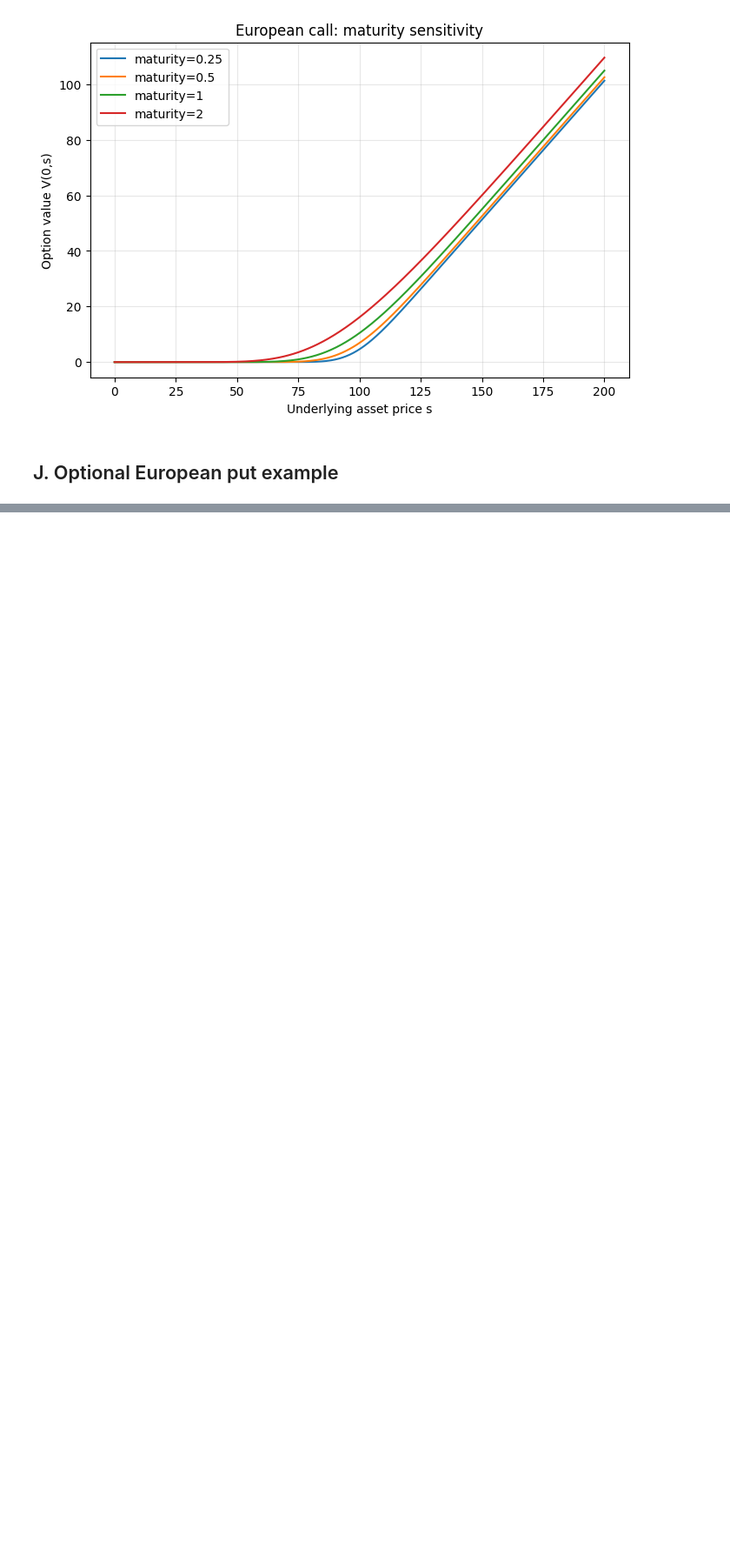
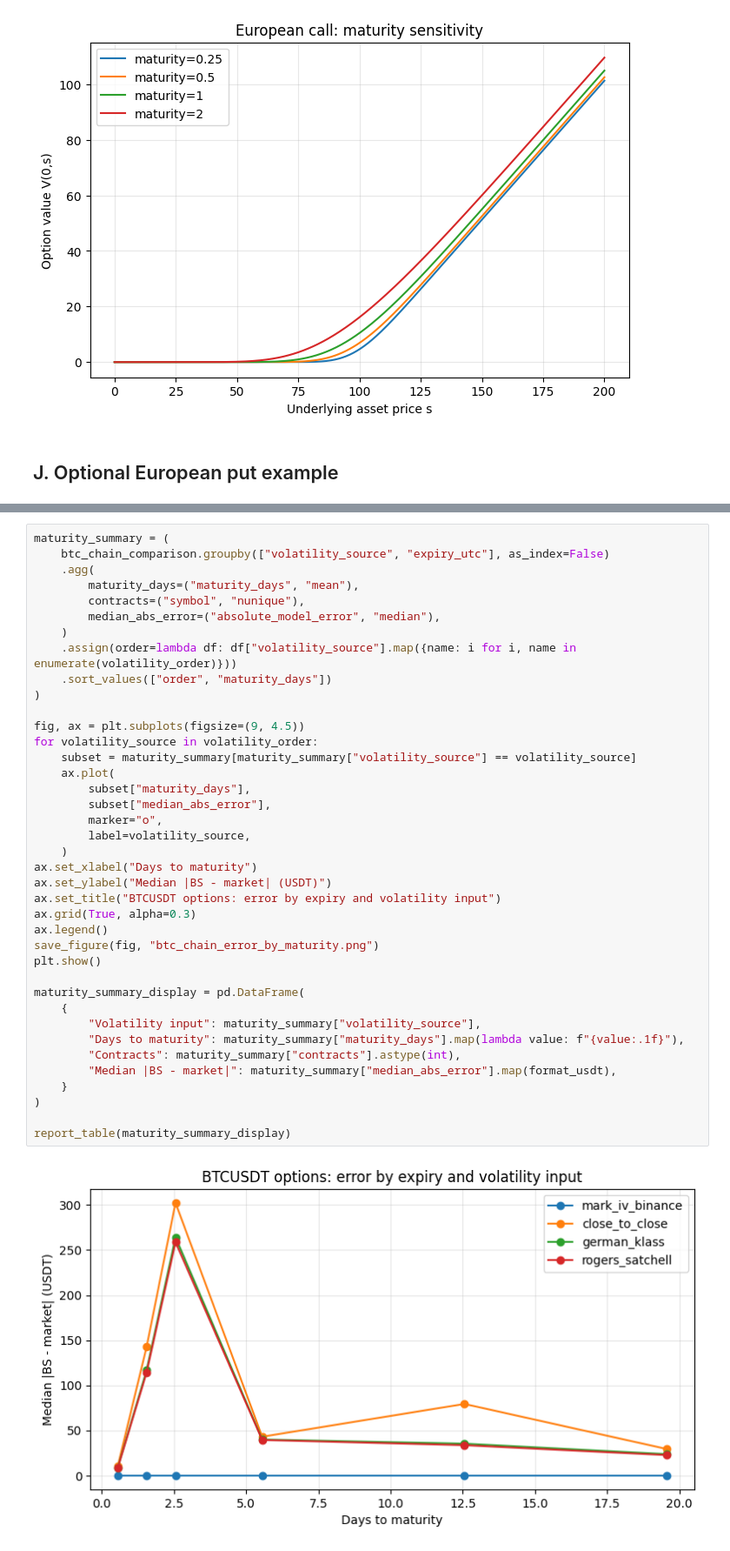
Before and after one commit to JakubCiaglo/PDE-project, a Jupyter notebook: notebooks/main.ipynb, the cells around one changed output, grey strips where cells are left out. Shown at 87% size. Drawn from its saved outputs; the diff is of its cells as text; blank space fills up the shorter version.

```diff
--- a/notebooks/main.ipynb
+++ b/notebooks/main.ipynb
@@ -252,0 +541,41 @@ put_error_metrics
+# %%
+maturity_summary = (
+    btc_chain_comparison.groupby(["volatility_source", "expiry_utc"], as_index=False)
+    .agg(
+        maturity_days=("maturity_days", "mean"),
+        contracts=("symbol", "nunique"),
+        median_abs_error=("absolute_model_error", "median"),
+    )
+    .assign(order=lambda df: df["volatility_source"].map({name: i for i, name in enumerate(volatility_order)}))
+    .sort_values(["order", "maturity_days"])
+)
+
+fig, ax = plt.subplots(figsize=(9, 4.5))
+for volatility_source in volatility_order:
+    subset = maturity_summary[maturity_summary["volatility_source"] == volatility_source]
+    ax.plot(
+        subset["maturity_days"],
+        subset["median_abs_error"],
+        marker="o",
+        label=volatility_source,
+    )
+ax.set_xlabel("Days to maturity")
+ax.set_ylabel("Median |BS - market| (USDT)")
+ax.set_title("BTCUSDT options: error by expiry and volatility input")
+ax.grid(True, alpha=0.3)
+ax.legend()
+save_figure(fig, "btc_chain_error_by_maturity.png")
+plt.show()
+
+maturity_summary_display = pd.DataFrame(
+    {
+        "Volatility input": maturity_summary["volatility_source"],
+        "Days to maturity": maturity_summary["maturity_days"].map(lambda value: f"{value:.1f}"),
+        "Contracts": maturity_summary["contracts"].astype(int),
+        "Median |BS - market|": maturity_summary["median_abs_error"].map(format_usdt),
+    }
+)
+
+report_table(maturity_summary_display)
+# %% [output]
+[figure, added]
```
Also changed, not shown: parts of 23 cells of this notebook, 12 other files.
